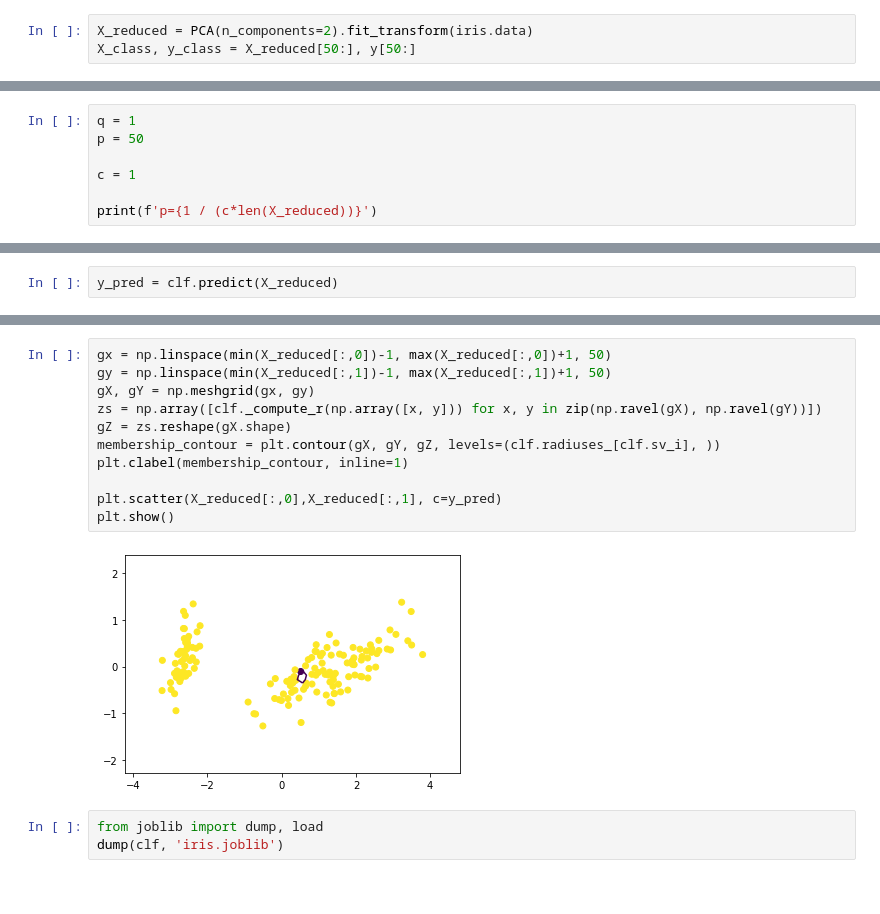
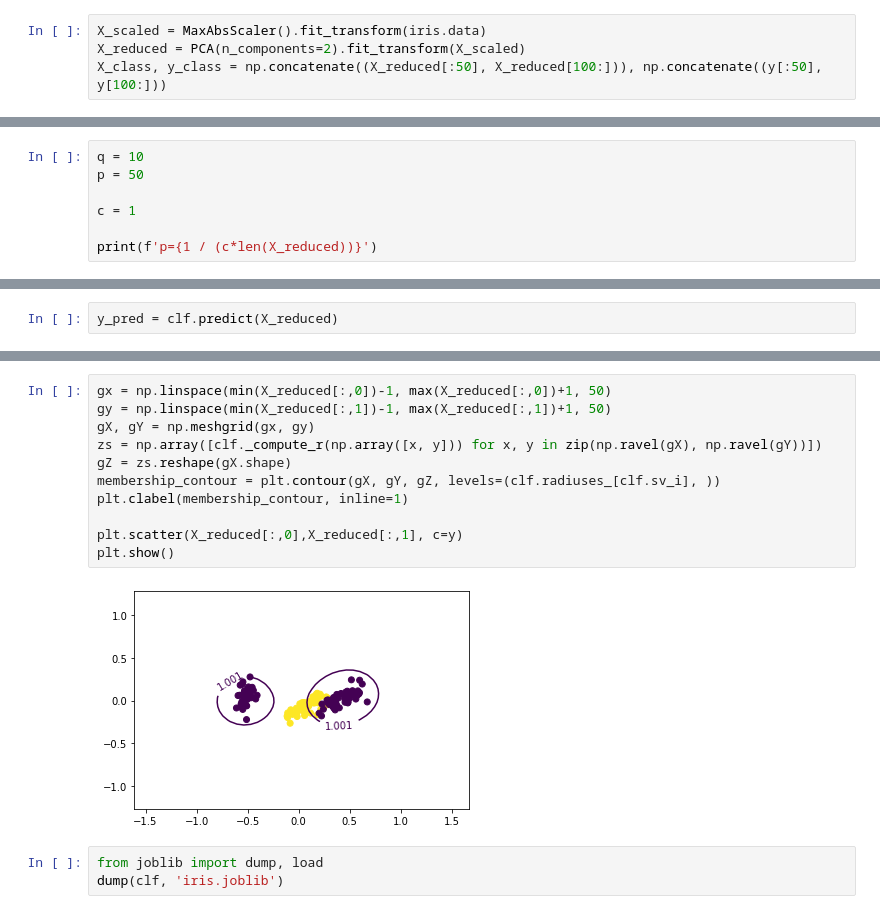
Before and after one commit to MaxFrax/FederatedLearningOutlierDetection, a Jupyter notebook: jupyter/TestIRIS.ipynb, the cells around one changed output, grey strips where cells are left out. Cells and saved outputs as stored; diff of their text form.

```diff
--- a/jupyter/TestIRIS.ipynb
+++ b/jupyter/TestIRIS.ipynb
@@ -17,8 +19,9 @@ plt.show()
 # %% [output]
 [figure]
 # %%
-X_reduced = PCA(n_components=2).fit_transform(iris.data)
-X_class, y_class = X_reduced[50:], y[50:]
+X_scaled = MaxAbsScaler().fit_transform(iris.data)
+X_reduced = PCA(n_components=2).fit_transform(X_scaled)
+X_class, y_class = np.concatenate((X_reduced[:50], X_reduced[100:])), np.concatenate((y[:50], y[100:]))
 # %%
 plt.scatter(X_reduced[:,0],X_reduced[:,1], c=y)
 plt.show()
@@ -33,5 +47,5 @@ from flod.classifiers.bsvclassifier import BSVClassifier
 # %%
-q = 1
+q = 10
 p = 50
 
 c = 1
@@ -49,16 +76,16 @@ y_pred = clf.predict(X_reduced)
 # %%
 gx = np.linspace(min(X_reduced[:,0])-1, max(X_reduced[:,0])+1, 50)
 gy = np.linspace(min(X_reduced[:,1])-1, max(X_reduced[:,1])+1, 50)
 gX, gY = np.meshgrid(gx, gy)
 zs = np.array([clf._compute_r(np.array([x, y])) for x, y in zip(np.ravel(gX), np.ravel(gY))])
 gZ = zs.reshape(gX.shape)
 membership_contour = plt.contour(gX, gY, gZ, levels=(clf.radiuses_[clf.sv_i], ))
 plt.clabel(membership_contour, inline=1)
 
-plt.scatter(X_reduced[:,0],X_reduced[:,1], c=y_pred)
+plt.scatter(X_reduced[:,0],X_reduced[:,1], c=y)
 plt.show()
 # %% [output]
-[figure, old version]
+[figure, new version]
 # %%
 from joblib import dump, load
 dump(clf, 'iris.joblib')
```
Also changed, not shown: parts of 10 cells of this notebook.
